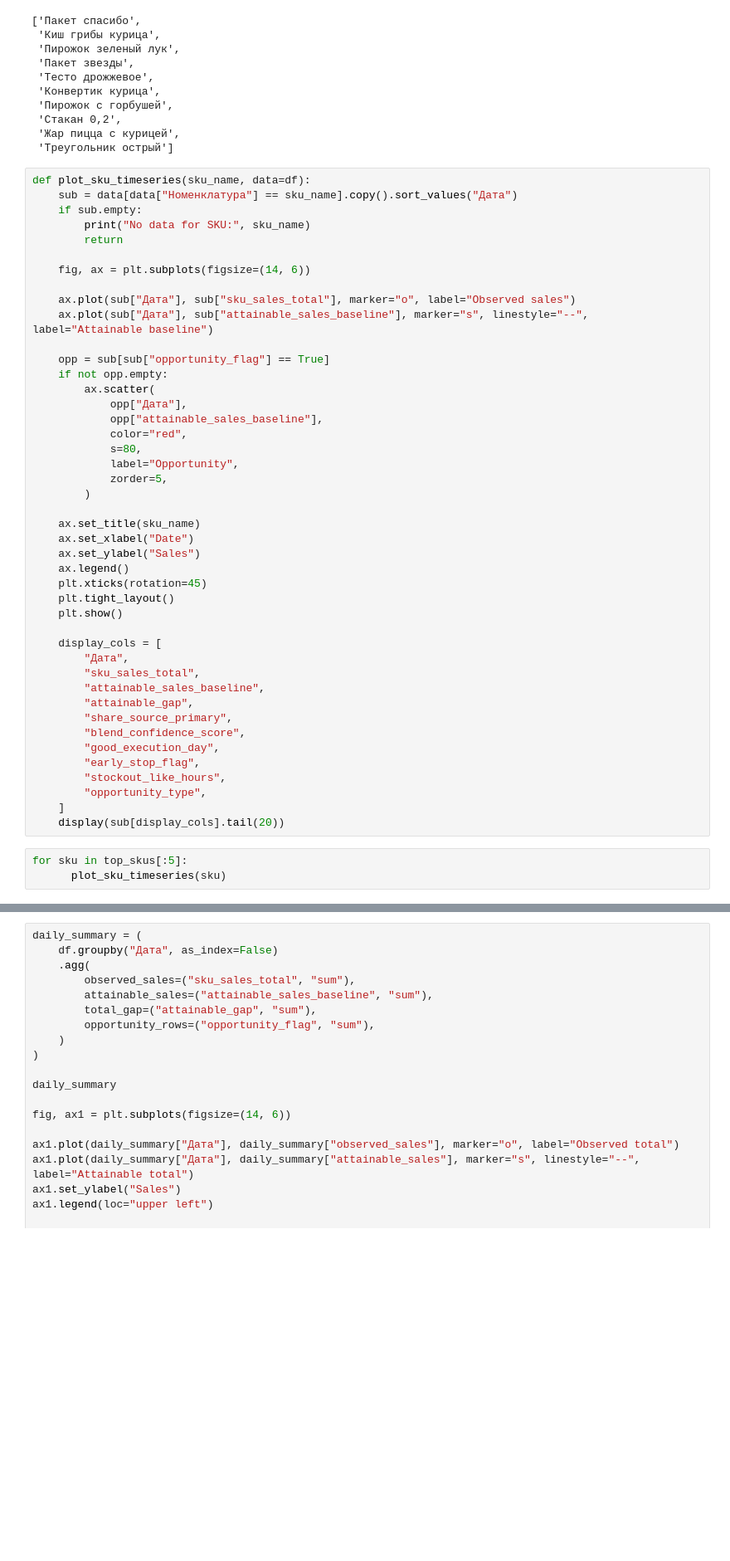
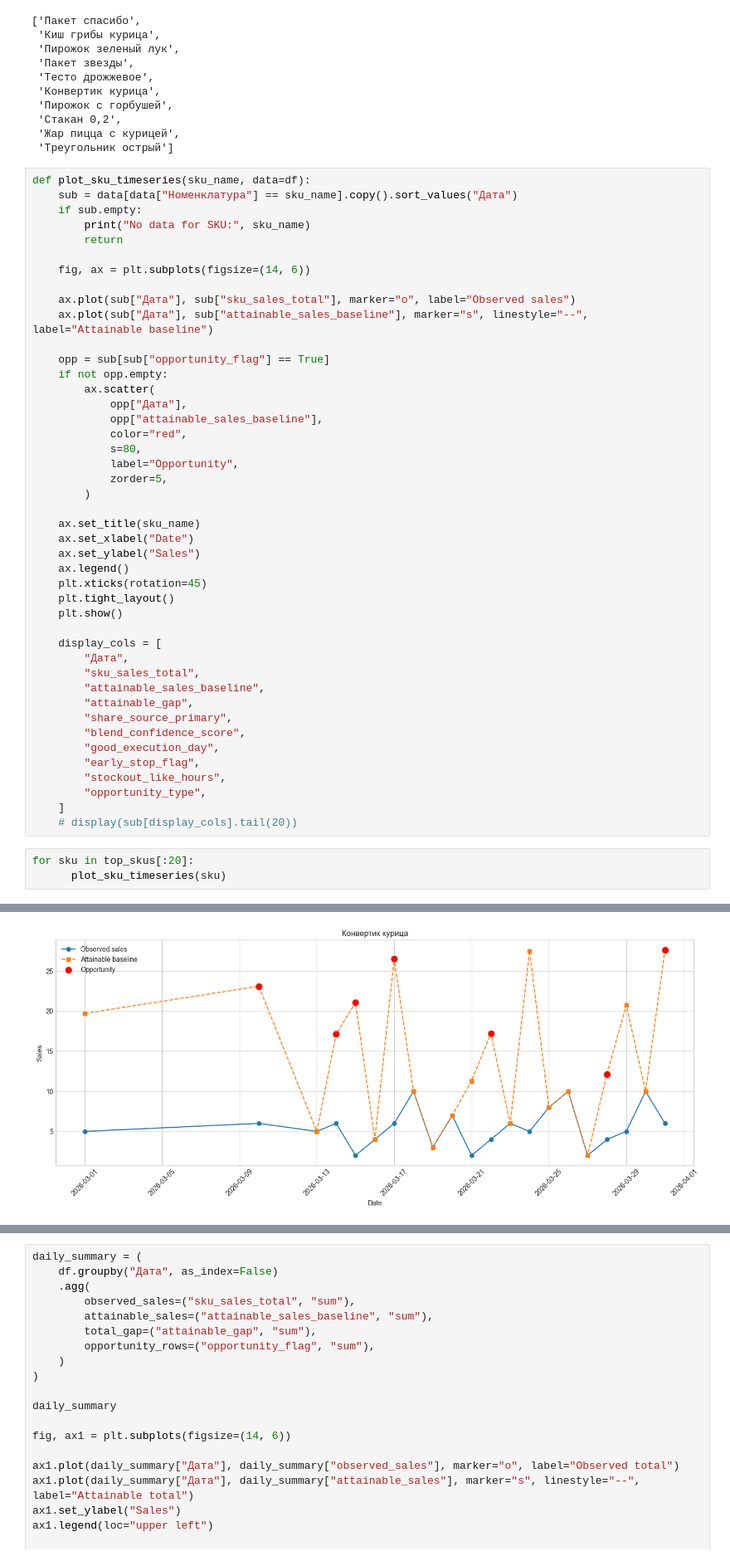
Before and after one commit to Almazziastinov/demand-forecasting-model, a Jupyter notebook: notebooks/profile_analize.ipynb, the cells around one changed output, grey strips where cells are left out. Shown at 83% size. Drawn from its saved outputs; the diff is of its cells as text; blank space fills up the shorter version.

```diff
--- a/notebooks/profile_analize.ipynb
+++ b/notebooks/profile_analize.ipynb
@@ -203,9 +203,9 @@ def plot_sku_timeseries(sku_name, data=df):
         "stockout_like_hours",
         "opportunity_type",
     ]
-    display(sub[display_cols].tail(20))
+    # display(sub[display_cols].tail(20))
 # %%
-for sku in top_skus[:5]:
+for sku in top_skus[:20]:
       plot_sku_timeseries(sku)
 # %% [output]
 [figure]
@@ -300,0 +216 @@ for sku in top_skus[:5]:
+[figure, added]
```
Also changed, not shown: parts of 10 cells of this notebook, 4 other files.
